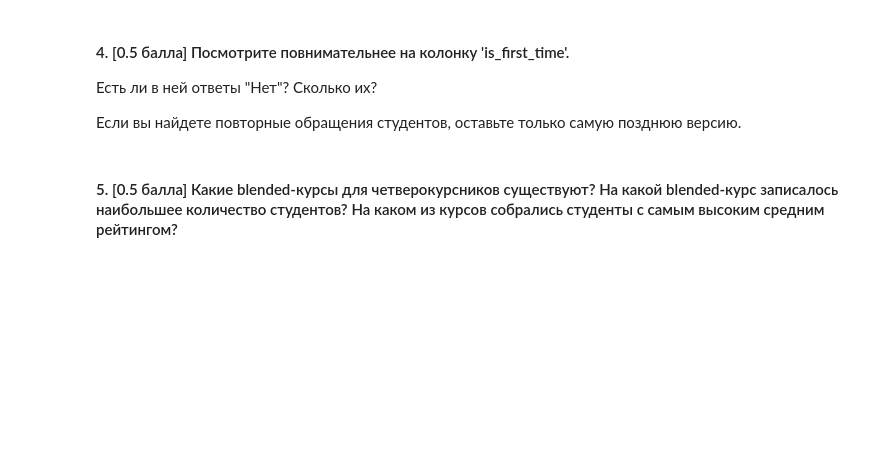
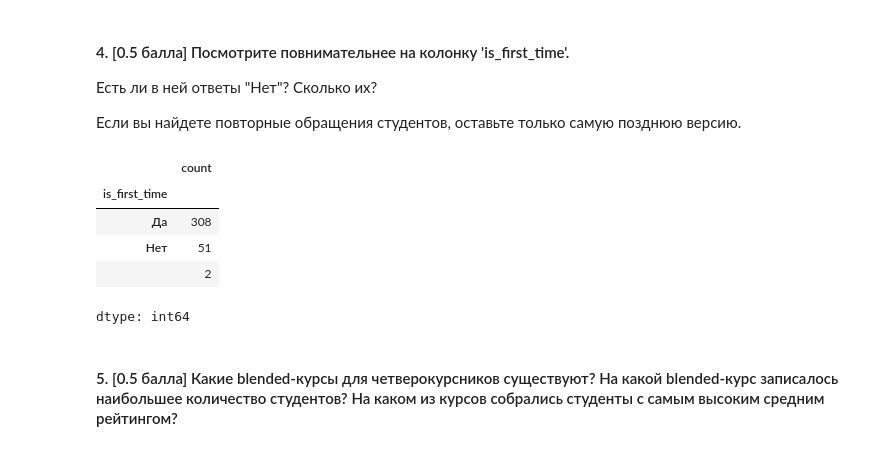
Before and after one commit to Maria-Myagkova/ml-course-hse, a Jupyter notebook: 2020-fall/homeworks-practice/homework-practice-01-pandas.ipynb, the cells around one changed output. Drawn from its saved outputs; the diff is of its cells as text; code cells hidden in the pictures; blank space fills up the shorter version.

```diff
--- a/2020-fall/homeworks-practice/homework-practice-01-pandas.ipynb
+++ b/2020-fall/homeworks-practice/homework-practice-01-pandas.ipynb
@@ -209,2 +207,11 @@ dtype: object
+# %%
+df['is_first_time'].value_counts()
+# %% [output]
+|  | count |
+| is_first_time |  |
+| Да | 308 |
+| Нет | 51 |
+|  | 2 |
+dtype: int64
 # %% [markdown]
 #### 5. [0.5 балла] Какие  blended-курсы для четверокурсников существуют? На какой blended-курс записалось наибольшее количество студентов? На каком из курсов собрались студенты с самым высоким средним рейтингом?
```
Also changed, not shown: parts of 25 cells of this notebook.
